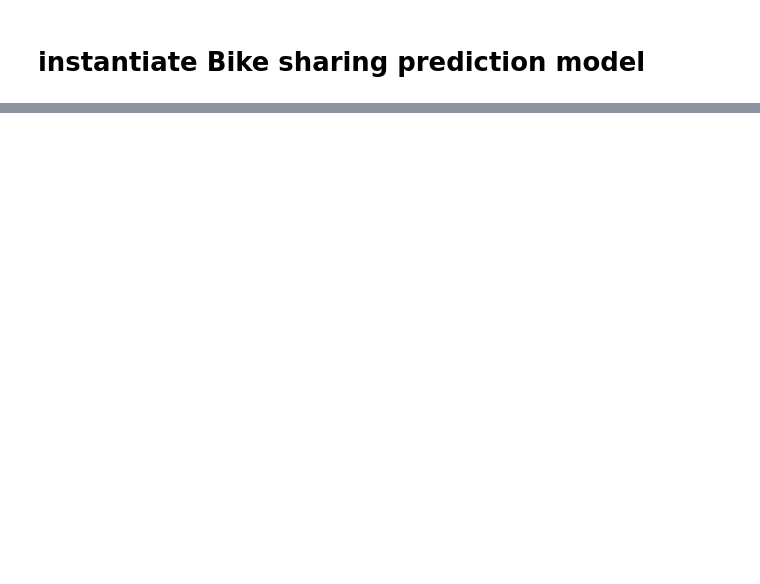
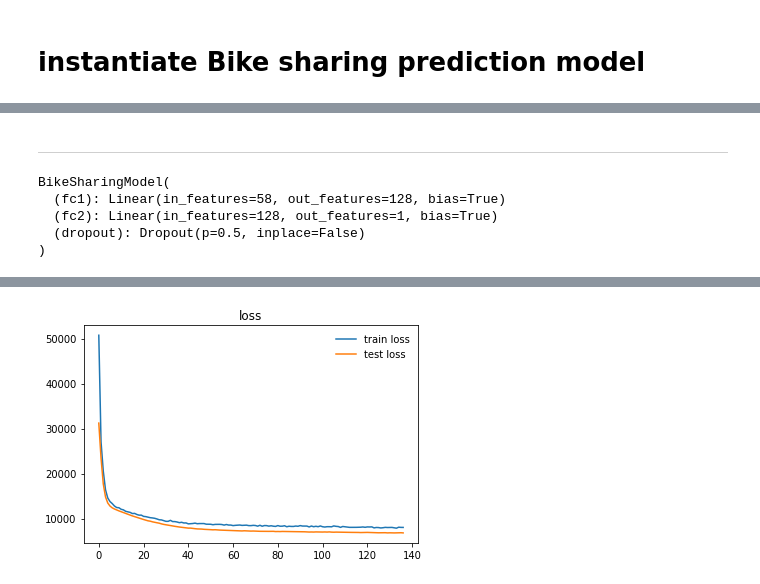
Before and after one commit to ahmedbadr97/Predicting-Bike-Sharing-Patterns, a Jupyter notebook: notebooks/bike-Sharing-patterns.ipynb, the cells around one changed output, grey strips where cells are left out. Cells and saved outputs as stored; diff of their text form; code cells hidden in the pictures; blank space fills up the shorter version.

Commit message:
select model archeticture

```diff
--- a/notebooks/bike-Sharing-patterns.ipynb
+++ b/notebooks/bike-Sharing-patterns.ipynb
@@ -212,15 +239,17 @@ test_data_df.to_csv("../dataset/preprocessed/test_bike-sharing-patterns.csv",ind
 # Train and test data Loaders <a name=loaders/>
 # %%
 # col_idx_dict: dictionary with keys col_names and values the index of the column in the expected input to the model
-col_idx_dict=dataset.load_col_idx_map(prep_dataset_path+'/col_idx_map.txt')
-train_data_path=prep_dataset_path+'/train_bike-sharing-patterns.csv'
-test_data_path=prep_dataset_path+'/test_bike-sharing-patterns.csv'
+col_idx_dict = dataset.load_col_idx_map(prep_dataset_path + '/col_idx_map.txt')
+train_data_path = prep_dataset_path + '/train_bike-sharing-patterns.csv'
+test_data_path = prep_dataset_path + '/test_bike-sharing-patterns.csv'
 
-train_dataset=dataset.BikeSharingPatterns(csv_path=train_data_path,col_idx_dict=col_idx_dict,target_label=target_label_name)
-test_dataset=dataset.BikeSharingPatterns(csv_path=test_data_path,col_idx_dict=col_idx_dict,target_label=target_label_name)
+train_dataset = dataset.BikeSharingPatterns(csv_path=train_data_path, col_idx_dict=col_idx_dict,
+                                            target_label=target_label_name)
+test_dataset = dataset.BikeSharingPatterns(csv_path=test_data_path, col_idx_dict=col_idx_dict,
+                                           target_label=target_label_name)
 
-train_dataloader=DataLoader(train_dataset,batch_size=16,shuffle=True)
-test_dataloader=DataLoader(test_dataset,batch_size=16)
+train_dataloader = DataLoader(train_dataset, batch_size=32, shuffle=True)
+test_dataloader = DataLoader(test_dataset, batch_size=32)
 # %% [markdown]
 View dataloaders
 # %%
@@ -246,2 +274,0 @@ bike_sharing_model=model.BikeSharingModel(input_size)
-# %%
-model_training.train_model(bike_sharing_model,epochs=1000,learning_rate=0.01,train_loader=train_dataloader,test_loader=test_dataloader)
@@ -274,0 +279,15 @@ print(xxx)
+# %% [markdown]
+___
+# %%
+time_to_train=5
+display(bike_sharing_model)
+train_losses, test_losses =model_training.train_model(bike_sharing_model, time_to_train=5, learning_rate=0.001,
+                                                         train_loader=train_dataloader, test_loader=test_dataloader)
+print(f"train loss {train_losses[-1]} test loss {test_losses[-1]} in {time_to_train} m")
+visualization.plot_train_validation((train_losses, "train loss"), (test_losses, "test loss"))
+# %% [output]
+BikeSharingModel(
+  (fc1): Linear(in_features=58, out_features=128, bias=True)
+  (fc2): Linear(in_features=128, out_features=1, bias=True)
+  (dropout): Dropout(p=0.5, inplace=False)
+)
@@ -274,0 +311 @@ print(xxx)
+[figure, added]
```
Also changed, not shown: parts of 39 cells of this notebook, 8 other files.
